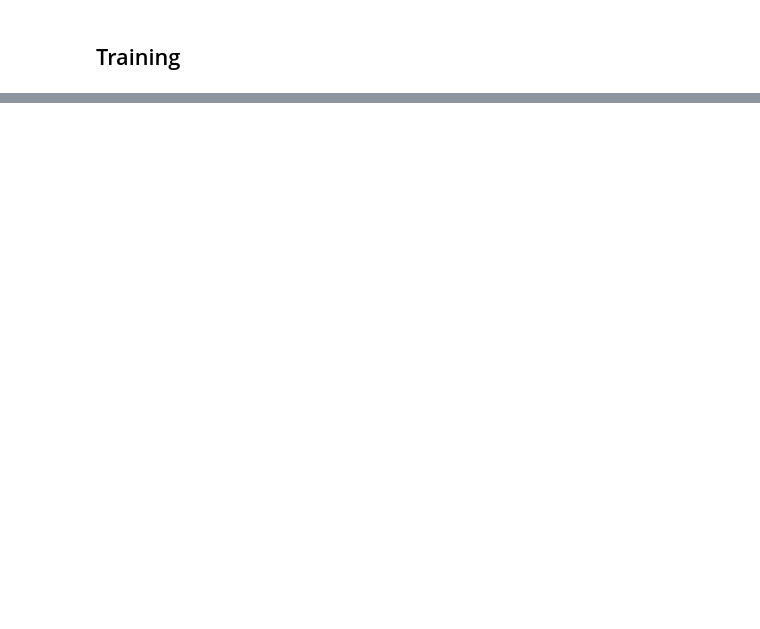
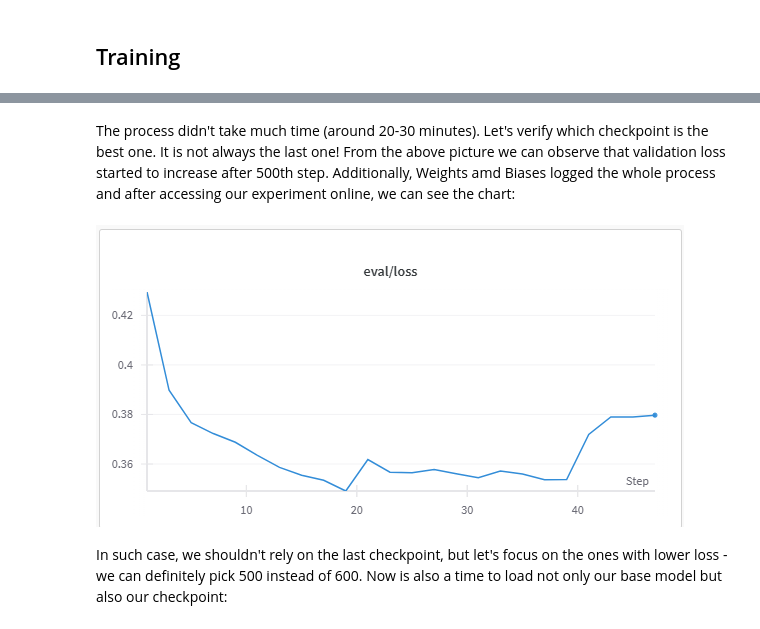
Before and after one commit to witold87/llm-bielik-ft-legal, a Jupyter notebook: src/llm-bielik-ft-fine-tuning-part-II.ipynb, the cells around one changed output, grey strips where cells are left out. Saved outputs shown, nothing was run; the diff lists cells and outputs as text; code cells hidden in the pictures; blank space fills up the shorter version.

```diff
--- a/src/llm-bielik-ft-fine-tuning-part-II.ipynb
+++ b/src/llm-bielik-ft-fine-tuning-part-II.ipynb
@@ -275 +216,10 @@ TrainOutput(global_step=500, training_loss=1.01540193939209, metrics={'train_run
+# %% [markdown]
+The process didn't take much time (around 20-30 minutes). Let's verify which checkpoint is the best one. It is not always the last one! From the above picture we can observe that validation loss started to increase after 500th step. Additionally, Weights amd Biases logged the whole process and after accessing our experiment online, we can see the chart:
+# %%
+Image(filename='C:\\Users\\zjada\Desktop\\validation_loss.png')
+# %% [output]
+[figure, added]
+# %% [markdown]
+In such case, we shouldn't rely on the last checkpoint, but let's focus on the ones with lower loss - we can definitely pick 500 instead of 600.
+Now is also a time to load not only our base model but also our checkpoint:
 # %%
```
Also changed, not shown: parts of 69 cells of this notebook, 13 other files.
